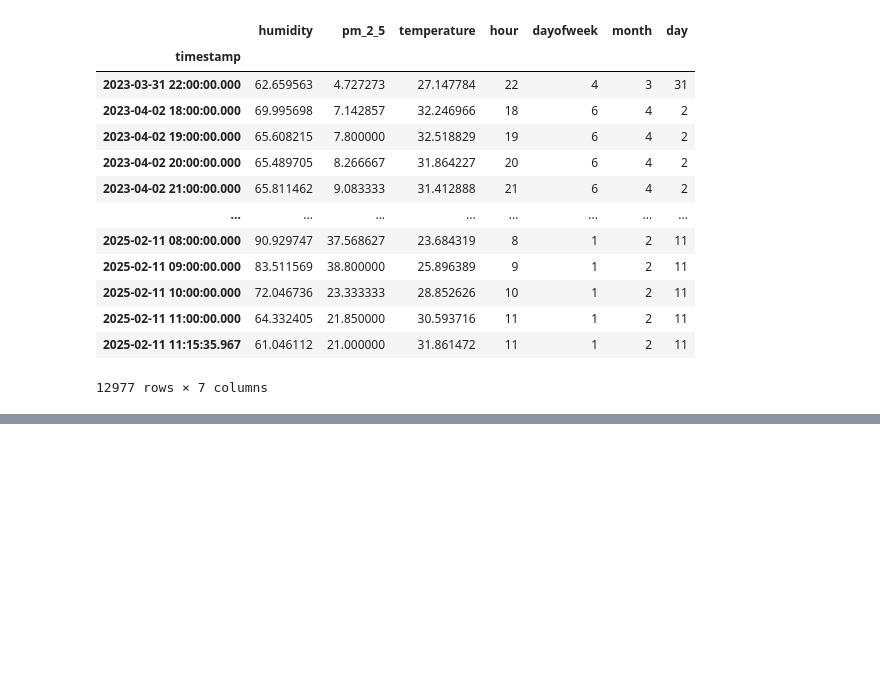
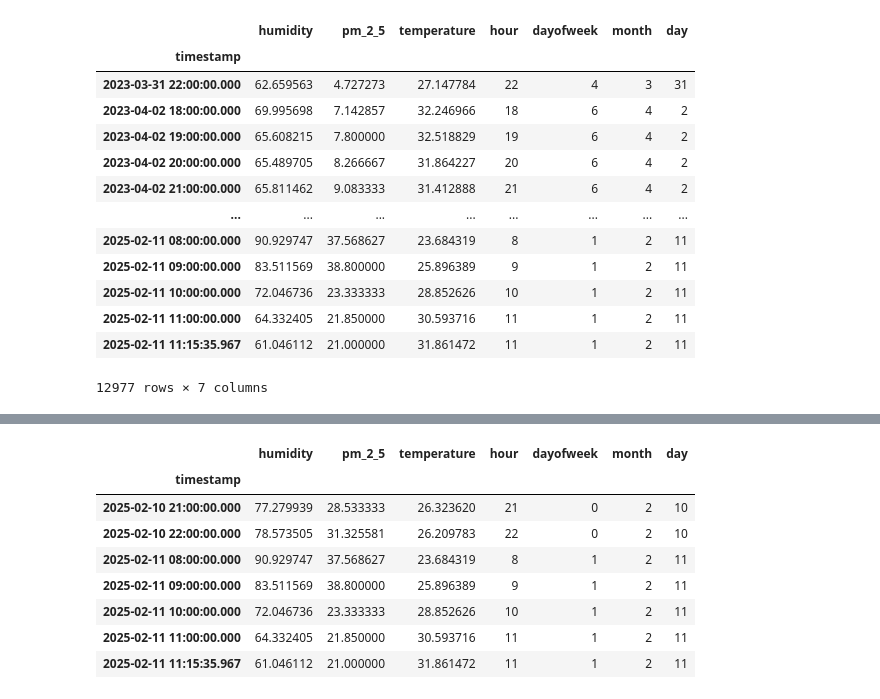
Before and after one commit to Masahiro-No/pm_2_5_project, a Jupyter notebook: models.ipynb, the cells around one changed output, grey strips where cells are left out. Cells and saved outputs as stored; diff of their text form; code cells hidden in the pictures; blank space fills up the shorter version.

```diff
--- a/models.ipynb
+++ b/models.ipynb
@@ -338,3 +352,3 @@ print(predictions.head())  # ดูว่ามีคอลัมน์อะไ
 # %%
-df_use['day'].tail(7)
+df_use.tail(7)
 # %% [output]
@@ -350,3 +355,12 @@ Name: day, dtype: int32
+|  | humidity | pm_2_5 | temperature | hour | dayofweek | month | day |
+| timestamp |  |  |  |  |  |  |  |
+| 2025-02-10 21:00:00.000 | 77.279939 | 28.533333 | 26.323620 | 21 | 0 | 2 | 10 |
+| 2025-02-10 22:00:00.000 | 78.573505 | 31.325581 | 26.209783 | 22 | 0 | 2 | 10 |
+| 2025-02-11 08:00:00.000 | 90.929747 | 37.568627 | 23.684319 | 8 | 1 | 2 | 11 |
+| 2025-02-11 09:00:00.000 | 83.511569 | 38.800000 | 25.896389 | 9 | 1 | 2 | 11 |
+| 2025-02-11 10:00:00.000 | 72.046736 | 23.333333 | 28.852626 | 10 | 1 | 2 | 11 |
+| 2025-02-11 11:00:00.000 | 64.332405 | 21.850000 | 30.593716 | 11 | 1 | 2 | 11 |
+| 2025-02-11 11:15:35.967 | 61.046112 | 21.000000 | 31.861472 | 11 | 1 | 2 | 11 |
 # %%
 # ทำนายค่า pm_2_5
 future_df['pm_2_5_predicted'] = predict_model(best_model, data=future_df)['prediction_label']
```
Also changed, not shown: parts of 10 cells of this notebook, 4 other files.
